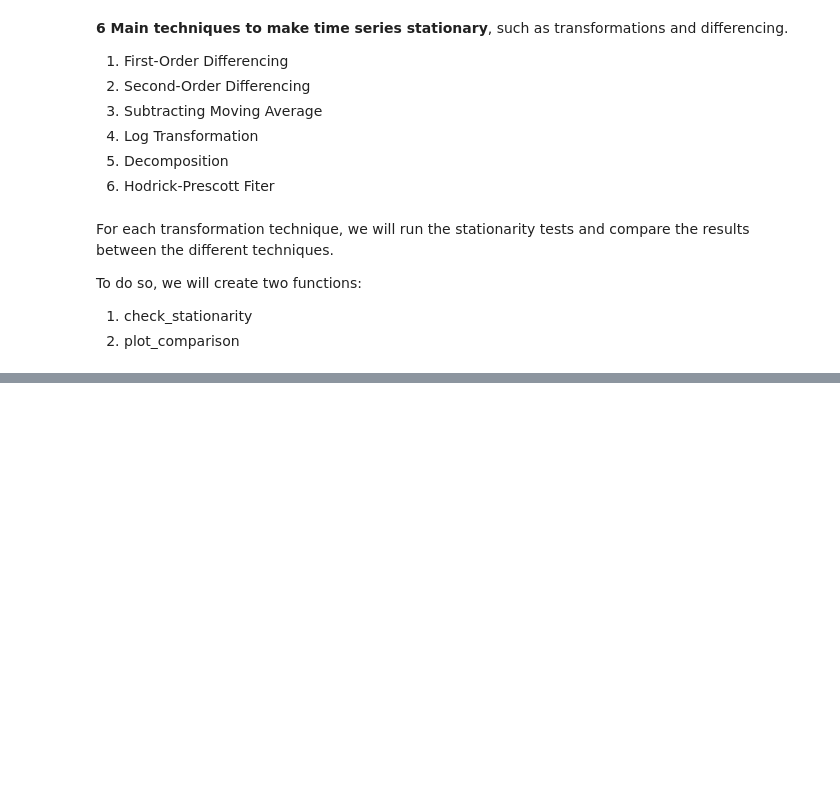
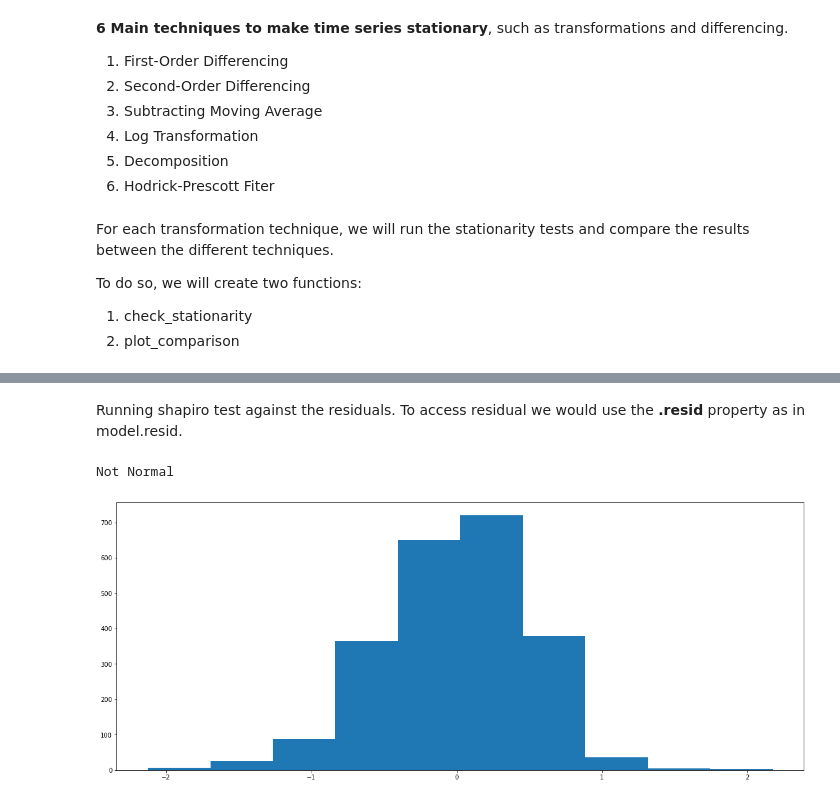
Before and after one commit to raadlak/Time-Series-Analysis-Forecasting, a Jupyter notebook: TimeSeriesAnalysis_Python.ipynb, the cells around one changed output, grey strips where cells are left out. Cells and saved outputs as stored; diff of their text form; code cells hidden in the pictures; blank space fills up the shorter version.

```diff
--- a/TimeSeriesAnalysis_Python.ipynb
+++ b/TimeSeriesAnalysis_Python.ipynb
@@ -2590,0 +2783,13 @@ def plot_comparison(methods, plot_type='line'):
+# %%
+from statsmodels.tsa.api import AutoReg
+model = AutoReg(co2_df.dropna(), lags=1).fit()
+# %% [markdown]
+Running shapiro test against the residuals. To access residual we would use the **.resid** property as in model.resid.
+# %%
+print(is_normal(shapiro(model.resid)))
+# %% [output]
+Not Normal
+# %%
+plt.hist(model.resid);
+# %% [output]
+[figure, added]
```
Also changed, not shown: parts of 144 cells of this notebook, 45 other files.
